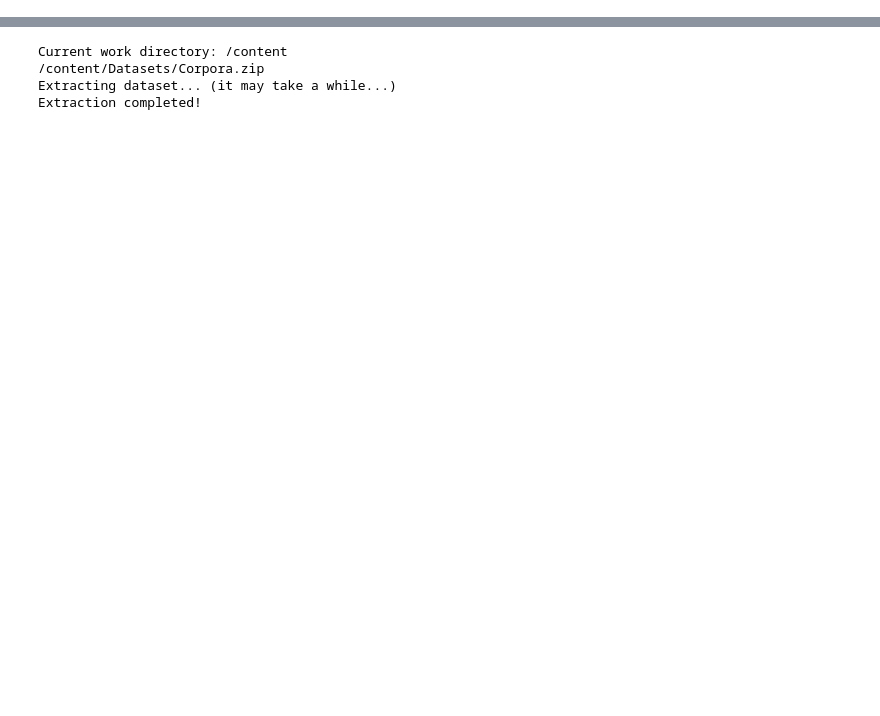
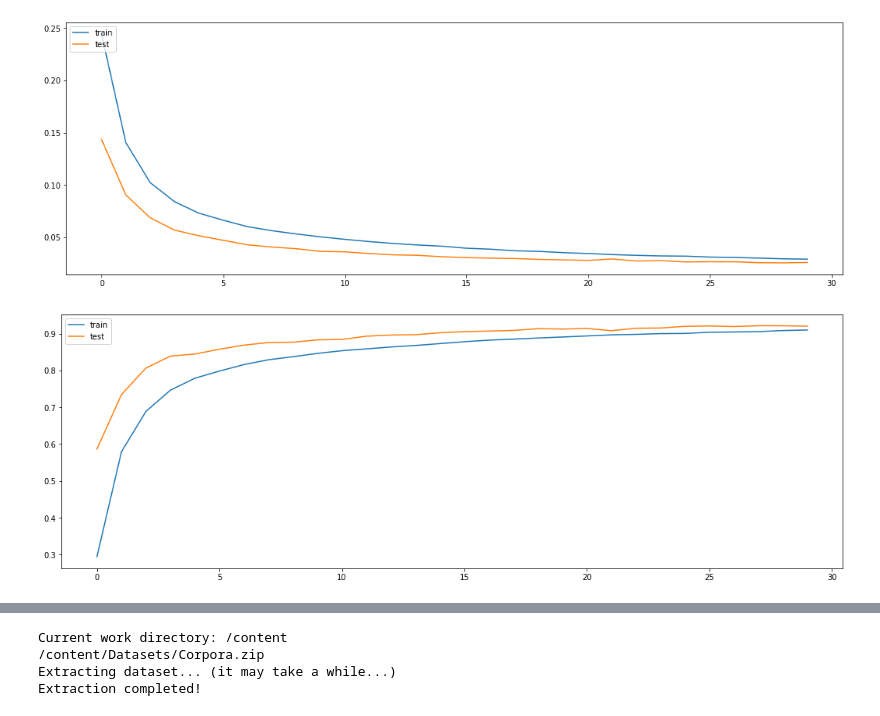
Before and after one commit to DanieleBaiocco/IPCV_assignment1, a Jupyter notebook: Assignment1.ipynb, the cells around one changed output, grey strips where cells are left out. Cells and saved outputs as stored; diff of their text form; code cells hidden in the pictures; blank space fills up the shorter version.

Commit message:
refactoring classes and test strong baseline

```diff
--- a/Assignment1.ipynb
+++ b/Assignment1.ipynb
@@ -2,0 +274,2 @@
+# %%
+embedded_data = Embedder(data)
@@ -2,0 +317,2 @@
+# %%
+model = strong_baseline(input_shape, 45)
@@ -2,0 +343,8 @@
+# %%
+cb_early_stopping = EarlyStopping(
+    monitor='val_accuracy',
+    patience=4,
+    restore_best_weights=True
+)
+jupyter n
+history = model.fit(embedded_data.X_train, embedded_data.y_train, batch_size=32, epochs=30, validation_data=(embedded_data.X_val, embedded_data.y_val), callbacks=[cb_early_stopping])
@@ -2,0 +357,18 @@
+# %%
+import matplotlib.pyplot as plt
+
+def plot_history(model_history,keys):
+    m,val_m = keys
+    plt.plot(model_history.history[m])
+    plt.plot(model_history.history[val_m])
+    # plt.ylabel(m)
+    # plt.xlabel('epoch')
+    plt.legend(['train', 'test'], loc='upper left')
+    plt.show()
+# %%
+#baseline
+plot_history(history, ['loss','val_loss'])
+plot_history(history, ['accuracy','val_accuracy'])
+# %% [output]
+[figure, added]
+[figure, added]
```
Also changed, not shown: parts of 26 cells of this notebook.
